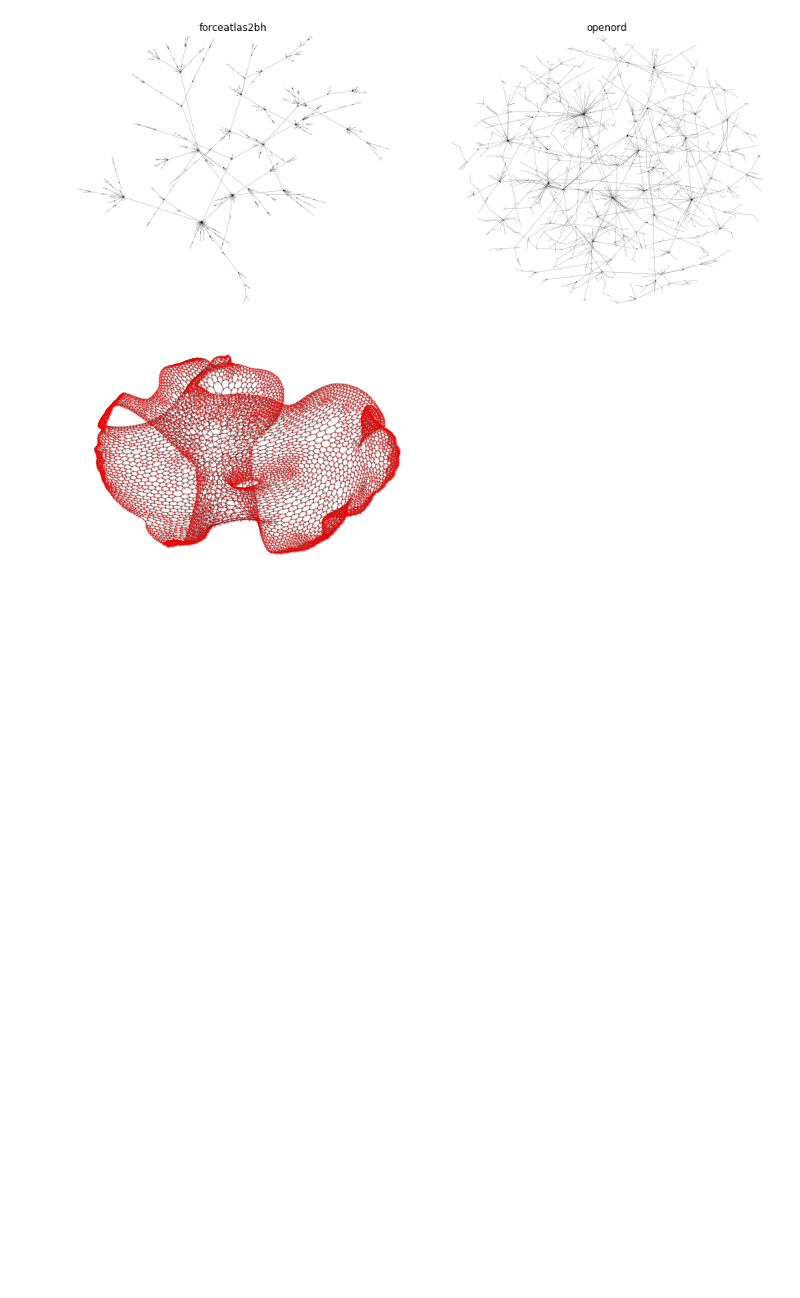
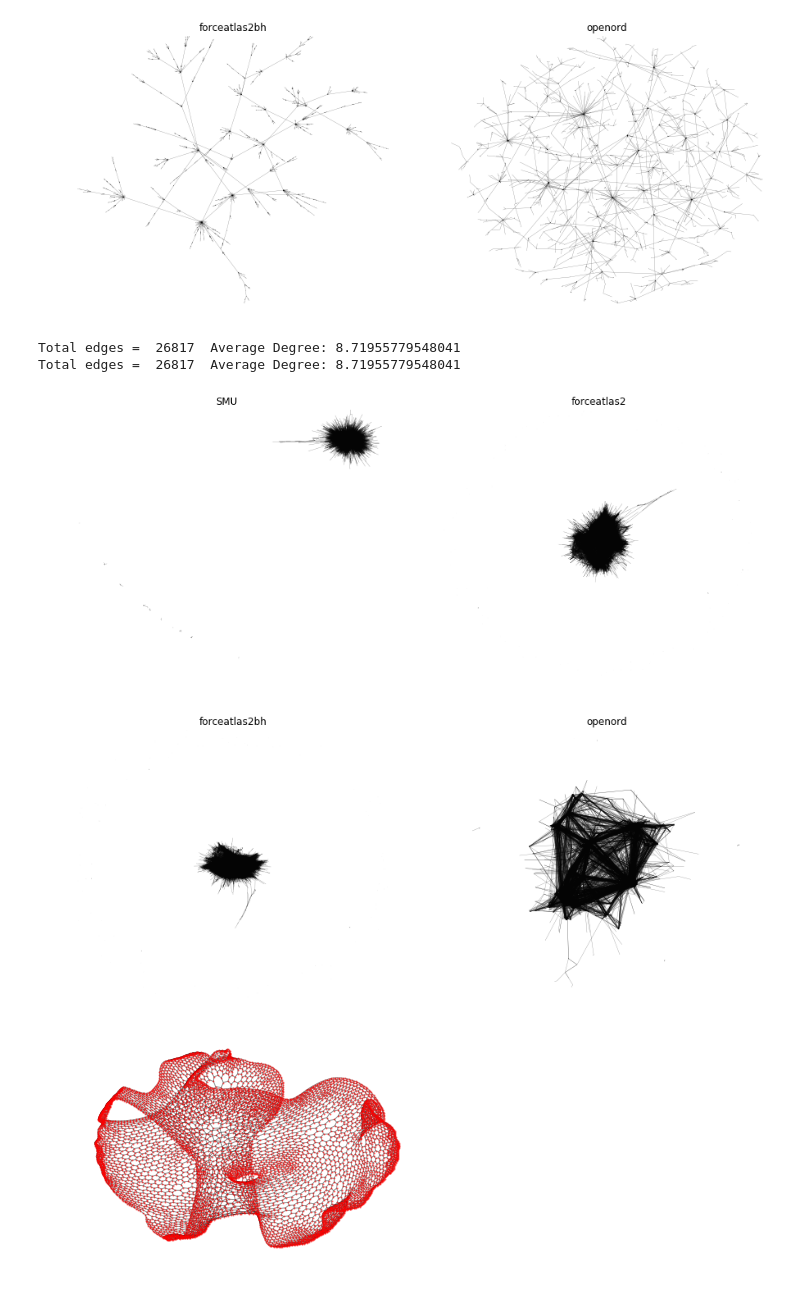
Before and after one commit to khaled-rahman/BatchLayout, a Jupyter notebook: visualize.ipynb, the cells around one changed output. Cells and saved outputs as stored; diff of their text form; code cells hidden in the pictures; blank space fills up the shorter version.

Commit message:
Added google topci results

```diff
--- a/visualize.ipynb
+++ b/visualize.ipynb
@@ -43,11 +43,11 @@ def drawnetworkxgraph(G, layout, ns, alp):
     plt.axis('off')
     nx.draw_networkx(G, layout, node_size=ns, with_labels=False, alpha=alp)
 # %%
-filename = "datasets/input/3elt_dual.mtx"
+#filename = "datasets/input/3elt_dual.mtx"
 #filename = "datasets/input/grid2_dual.mtx"
 #filename = "datasets/input/power.mtx"
 #filename = "datasets/input/sf_ba6000.mtx"
-
+filename = "datasets/input/googletopic.mtx"
 graph = mmread(filename)
 G = nx.Graph()
 for i in range(mminfo(filename)[0]):
@@ -116,6 +123,12 @@ algo2sf_ba6000 = readCoordinates("datasets/output/sf_ba6000.mtxCACHEMINB256PARAO
 openordsf_ba6000 = readCoordinates("datasets/output/sf_ba6000.openord_600.gml.txt")
 forceatlas2sf_ba6000 = readCoordinates("datasets/output/sf_ba6000.forceatlas2_600.gml.txt")
 forceatlas2bhsf_ba6000 = readCoordinates("datasets/output/sf_ba6000.forceatlas2_BH_600.gml.txt")
+# %%
+algo1googletopic = readCoordinates("datasets/output/googletopic.mtxCACHEMINB128PARAOUTRAND600.txt")
+algo2googletopic = readCoordinates("datasets/output/googletopic.mtxCACHEMINB256PARAOUTRAND600.txt")
+openordgoogletopic = readCoordinates("datasets/output/googletopic.openord_600.gml.txt")
+forceatlas2googletopic = readCoordinates("datasets/output/googletopic.forceatlas2_600.gml.txt")
+forceatlas2bhgoogletopic = readCoordinates("datasets/output/googletopic.forceatlas2_BH_600.gml.txt")
 # %%
 drawlinegraph(G, algo13elt_dual, forceatlas23elt_dual, "SMU", "forceatlas2")
 drawlinegraph(G, forceatlas2bh3elt_dual, openord3elt_dual, "forceatlas2bh", "openord")
@@ -140,6 +153,14 @@ Total edges =  5999  Average Degree: 1.9996666666666667
 Total edges =  5999  Average Degree: 1.9996666666666667
 [figure]
 [figure]
+# %%
+drawlinegraph(G, algo2googletopic, forceatlas2googletopic, "SMU", "forceatlas2")
+drawlinegraph(G, forceatlas2bhgoogletopic, openordgoogletopic, "forceatlas2bh", "openord")
+# %% [output]
+Total edges =  26817  Average Degree: 8.71955779548041
+Total edges =  26817  Average Degree: 8.71955779548041
+[figure, added]
+[figure, added]
 # %%
 drawnetworkxgraph(G, algo13elt_dual, 1.2, 0.4)
 # %% [output]
```
Also changed, not shown: parts of 9 cells of this notebook, 15 other files.
